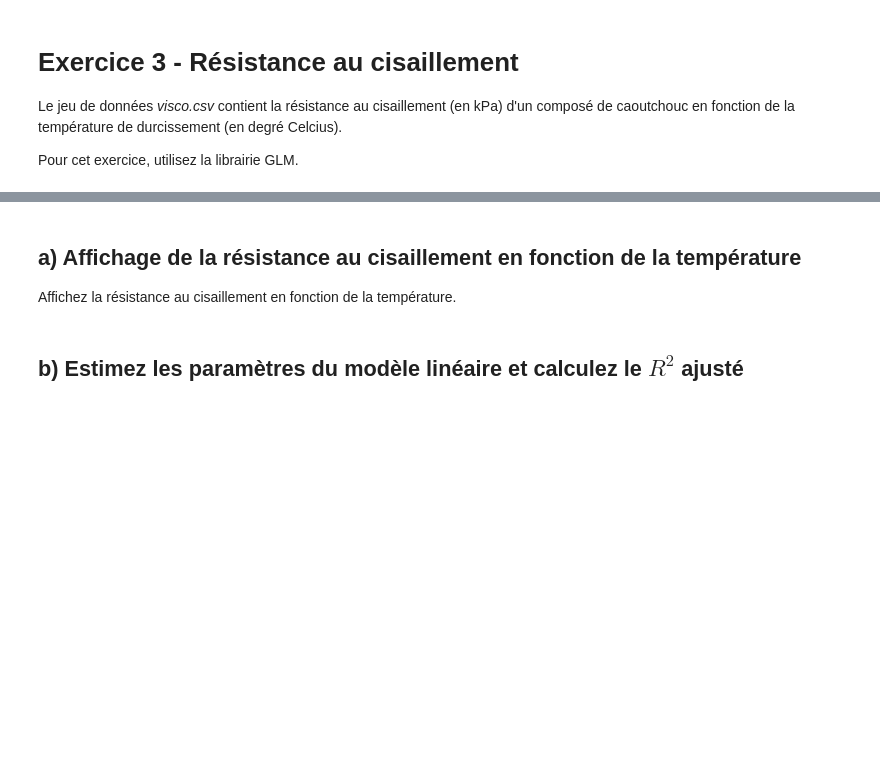
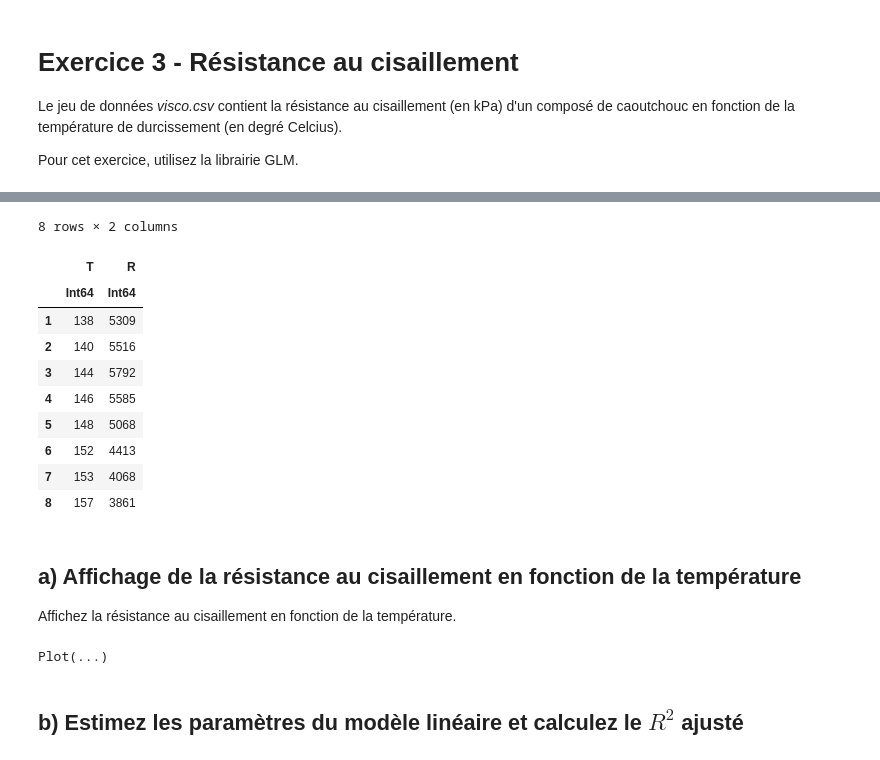
Before and after one commit to Hamdimansour/MTH3302, a Jupyter notebook: TD2/TD2 - Régression linéaire.ipynb, the cells around one changed output, grey strips where cells are left out. Saved outputs shown, nothing was run; the diff lists cells and outputs as text; code cells hidden in the pictures; blank space fills up the shorter version.

```diff
--- a/TD2/TD2 - Régression linéaire.ipynb
+++ b/TD2/TD2 - Régression linéaire.ipynb
@@ -157,9 +344,26 @@ data = CSV.read("viscosite.csv")
 # %%
 # Changement du nom de la variable pour faciliter la manipulation
 rename!(data, :Temperature => :T)
+rename!(data, :Resistance => :R)
+# %% [output]
+8 rows × 2 columns
+|  | T | R |
+|  | Int64 | Int64 |
+| 1 | 138 | 5309 |
+| 2 | 140 | 5516 |
+| 3 | 144 | 5792 |
+| 4 | 146 | 5585 |
+| 5 | 148 | 5068 |
+| 6 | 152 | 4413 |
+| 7 | 153 | 4068 |
+| 8 | 157 | 3861 |
 # %% [markdown]
 ## a) Affichage de la résistance au cisaillement en fonction de la température
 
 Affichez la résistance au cisaillement en fonction de la température.
+# %%
+plot(data, x=:T, y=:R)
+# %% [output]
+Plot(...)
 # %% [markdown]
 ## b) Estimez les paramètres du modèle linéaire et calculez le $R^2$ ajusté
```
Also changed, not shown: parts of 29 cells of this notebook.
